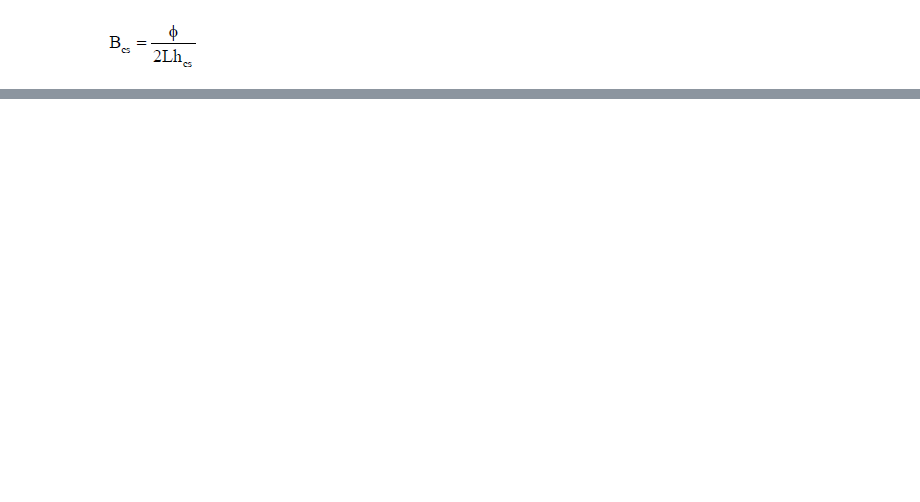
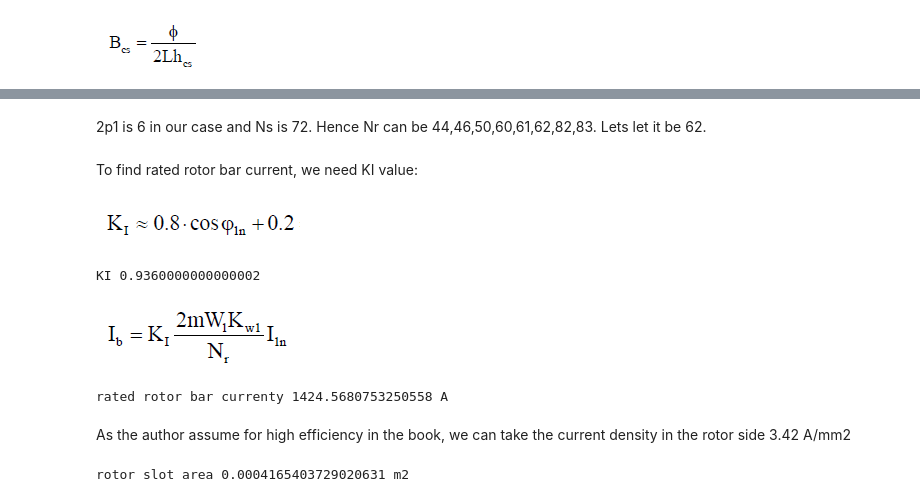
Before and after one commit to odtu/EE564, a Jupyter notebook: TRAIN/Doga/Design of a Train Traction Motor.ipynb, the cells around one changed output, grey strips where cells are left out. Cells and saved outputs as stored; diff of their text form; code cells hidden in the pictures; blank space fills up the shorter version.

```diff
--- a/TRAIN/Doga/Design of a Train Traction Motor.ipynb
+++ b/TRAIN/Doga/Design of a Train Traction Motor.ipynb
@@ -491,0 +501,33 @@ new back core flux density 1.6452866965063526 T
+# %% [markdown]
+2p1 is 6 in our case and Ns is 72. Hence Nr can be 44,46,50,60,61,62,82,83. Lets let it be 62.
+# %% [markdown]
+To find rated rotor bar current, we need KI value:
+# %%
+from IPython.display import Image
+Image(filename='Images/Kı.png')
+# %% [output]
+[figure, added]
+# %%
+KI=0.8*pf+0.2
+print ('KI',KI)
+# %% [output]
+KI 0.9360000000000002
+# %%
+from IPython.display import Image
+Image(filename='Images/rotorbarcurrent.png')
+# %% [output]
+[figure, added]
+# %%
+Nr=62
+Ib=KI*2*m1*W1*kw*Iln/Nr
+print ('rated rotor bar currenty',Ib,'A')
+# %% [output]
+rated rotor bar currenty 1424.5680753250558 A
+# %% [markdown]
+As the author assume for high efficiency in the book, we can take the current density in the rotor side 3.42 A/mm2
+# %%
+Jb=3.42
+Ab=Ib/Jb/1000/1000 #over 1000 to unit convertion
+print ('rotor slot area',Ab,'m2')
+# %% [output]
+rotor slot area 0.0004165403729020631 m2
```
Also changed, not shown: parts of 72 cells of this notebook, 18 other files.
